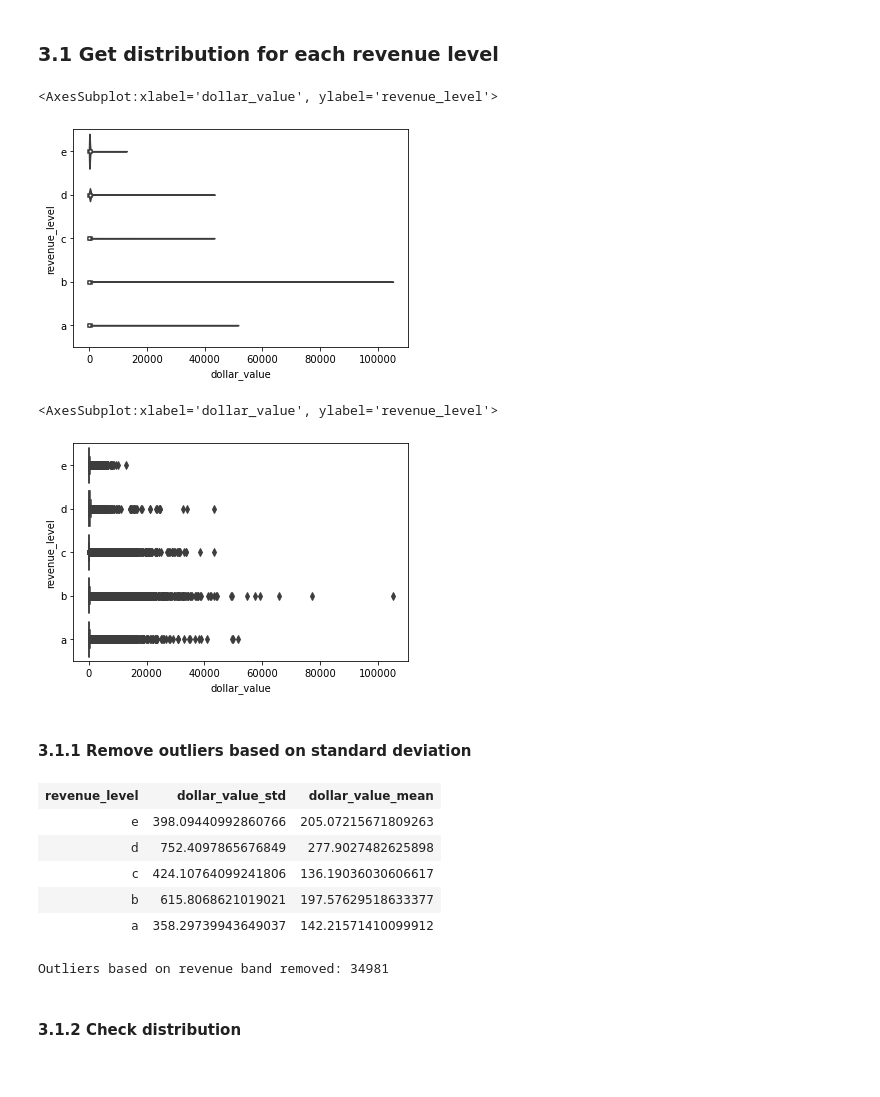
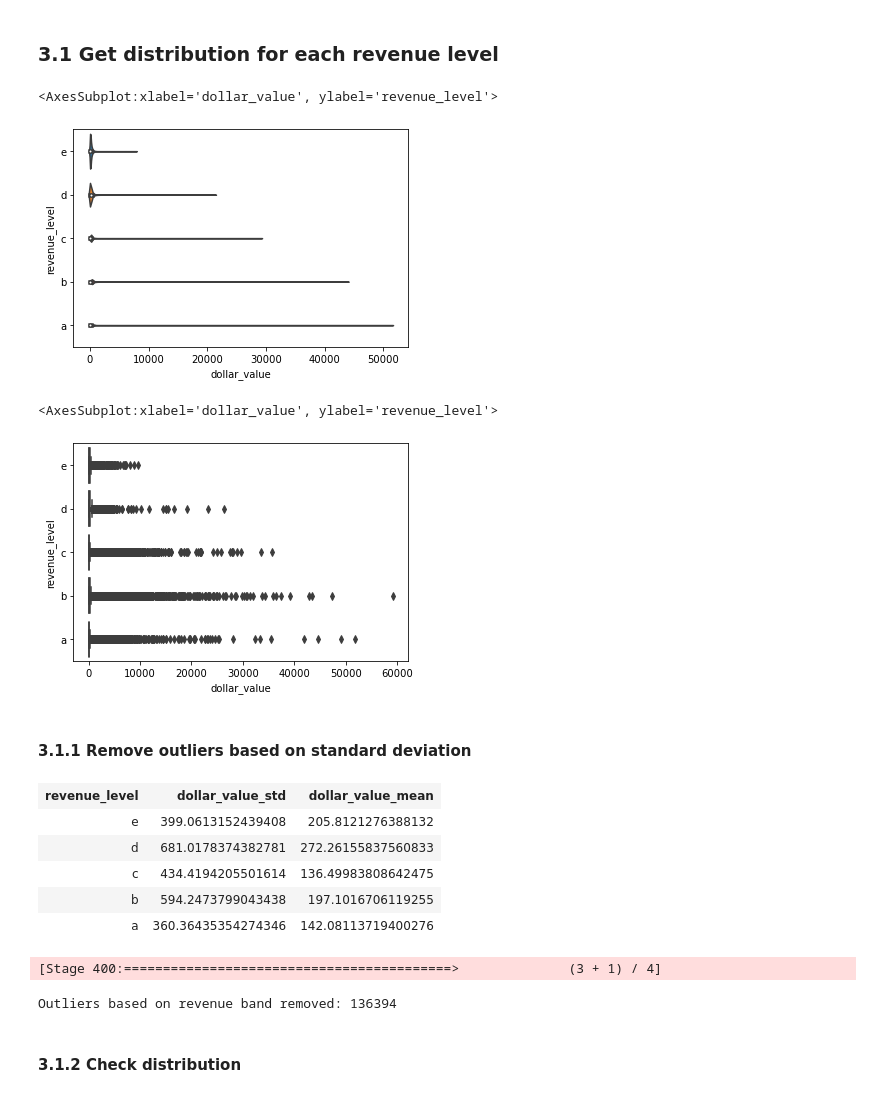
Before and after one commit to MAST30034-Applied-Data-Science/generic-buy-now-pay-later-project-group-27, a Jupyter notebook: notebooks/overview.ipynb, the cells around one changed output. Saved outputs shown, nothing was run; the diff lists cells and outputs as text; code cells hidden in the pictures.

```diff
--- a/notebooks/overview.ipynb
+++ b/notebooks/overview.ipynb
@@ -18,6 +18,12 @@ To adjust logging level use sc.setLogLevel(newLevel). For SparkR, use setLogLeve
 # %%
+import os
+
 data_loc = "../data/tables/"
 consumer = spark.read.parquet(data_loc+"consumer_user_details.parquet")
 tbl_consumer = spark.read.csv(data_loc+"tbl_consumer.csv", sep="|", header=True)
 tbl_merchant = spark.read.parquet(data_loc+"tbl_merchants.parquet")
-transact = spark.read.parquet(data_loc+"transactions_20220228_20220828_snapshot/")
+transactions = [data_loc + i + "/" for i in os.listdir(data_loc) if "transactions" in i]
+print(transactions)
+transact = spark.read.parquet('../data/tables/transactions_20210228_20210827_snapshot/')
+transact = transact.union(spark.read.parquet('../data/tables/transactions_20220228_20220828_snapshot/'))
+transact = transact.union(spark.read.parquet('../data/tables/transactions_20210828_20220227_snapshot/'))
@@ -239,15 +358,15 @@ only showing top 20 rows
 <h3>3.1 Get distribution for each revenue level</h3>
 # %%
 import seaborn as sns
-sns.violinplot(data=join.toPandas(), x="dollar_value", y="revenue_level")
+sns.violinplot(data=join.sample(False, 0.1).toPandas(), x="dollar_value", y="revenue_level")
 # %% [output]
 <AxesSubplot:xlabel='dollar_value', ylabel='revenue_level'>
-[figure, old version]
+[figure, new version]
 # %%
-sns.boxplot(data=join.toPandas(), x="dollar_value", y="revenue_level")
+sns.boxplot(data=join.sample(False, 0.1).toPandas(), x="dollar_value", y="revenue_level")
 # %% [output]
 <AxesSubplot:xlabel='dollar_value', ylabel='revenue_level'>
-[figure, old version]
+[figure, new version]
 # %% [markdown]
 <h4>3.1.1 Remove outliers based on standard deviation</h4>
 # %%
@@ -256,11 +375,11 @@ rev_std = (join.groupBy("revenue_level").agg(stddev_pop("dollar_value").alias("d
 rev_std
 # %% [output]
 | revenue_level | dollar_value_std | dollar_value_mean |
-| e | 398.09440992860766 | 205.07215671809263 |
-| d | 752.4097865676849 | 277.9027482625898 |
-| c | 424.10764099241806 | 136.19036030606617 |
-| b | 615.8068621019021 | 197.57629518633377 |
-| a | 358.29739943649037 | 142.21571410099912 |
+| e | 399.0613152439408 | 205.8121276388132 |
+| d | 681.0178374382781 | 272.26155837560833 |
+| c | 434.4194205501614 | 136.49983808642475 |
+| b | 594.2473799043438 | 197.1016706119255 |
+| a | 360.36435354274346 | 142.08113719400276 |
 # %%
 total = join.count()
 rev_sdf = (join.join(rev_std, "revenue_level", "left")
@@ -269,7 +388,8 @@ rev_sdf = (join.join(rev_std, "revenue_level", "left")
                .drop("dollar_value_std"))
 print(f"Outliers based on revenue band removed: {total - rev_sdf.count()}")
 # %% [output]
-Outliers based on revenue band removed: 34981
+[Stage 400:==========================================>              (3 + 1) / 4]
+Outliers based on revenue band removed: 136394
 # %% [markdown]
 <h4>3.1.2 Check distribution</h4>
 # %%
```
Also changed, not shown: parts of 18 cells of this notebook, 12 other files.
